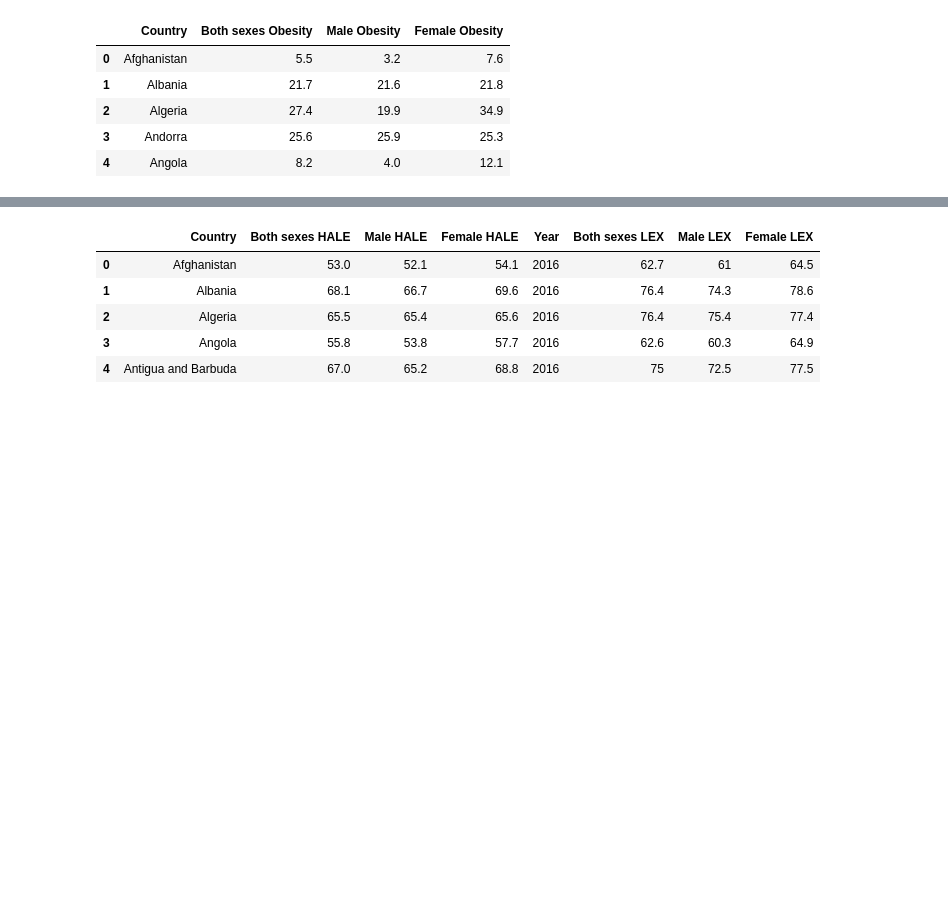
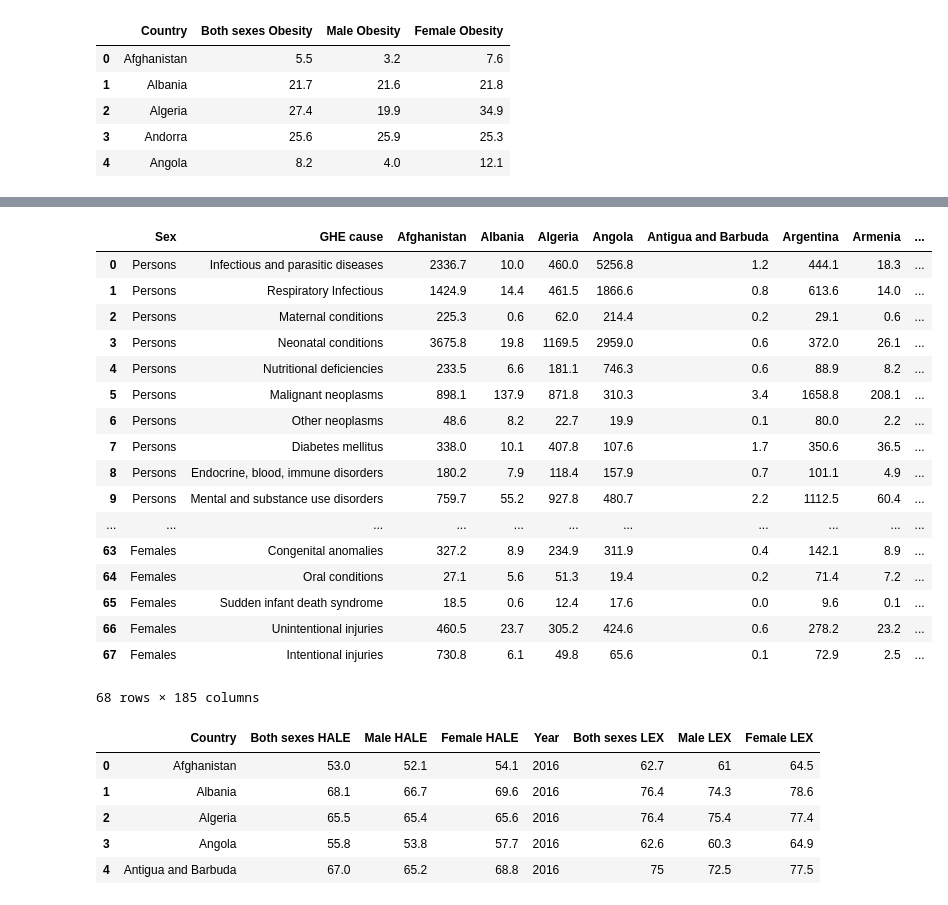
Before and after one commit to jasminajovanovic/somethingdark, a Jupyter notebook: Merging_All_Datas.ipynb, the cells around one changed output, grey strips where cells are left out. Cells and saved outputs as stored; diff of their text form; code cells hidden in the pictures; blank space fills up the shorter version.

Commit message:
cleaned new datas

```diff
--- a/Merging_All_Datas.ipynb
+++ b/Merging_All_Datas.ipynb
@@ -255,3 +235,26 @@ file_six_df
+# %%
+modified_daly = "assets/data/daly_modified.csv"
+modified_daly_df = pd.read_csv(modified_daly, encoding="ISO-8859-1")
+modified_daly_df
+# %% [output]
+|  | Sex | GHE cause | Afghanistan | Albania | Algeria | Angola | Antigua and Barbuda | Argentina | Armenia | ... |
+| 0 | Persons | Infectious and parasitic diseases | 2336.7 | 10.0 | 460.0 | 5256.8 | 1.2 | 444.1 | 18.3 | ... |
+| 1 | Persons | Respiratory Infectious | 1424.9 | 14.4 | 461.5 | 1866.6 | 0.8 | 613.6 | 14.0 | ... |
+| 2 | Persons | Maternal conditions | 225.3 | 0.6 | 62.0 | 214.4 | 0.2 | 29.1 | 0.6 | ... |
+| 3 | Persons | Neonatal conditions | 3675.8 | 19.8 | 1169.5 | 2959.0 | 0.6 | 372.0 | 26.1 | ... |
+| 4 | Persons | Nutritional deficiencies | 233.5 | 6.6 | 181.1 | 746.3 | 0.6 | 88.9 | 8.2 | ... |
+| 5 | Persons | Malignant neoplasms | 898.1 | 137.9 | 871.8 | 310.3 | 3.4 | 1658.8 | 208.1 | ... |
+| 6 | Persons | Other neoplasms | 48.6 | 8.2 | 22.7 | 19.9 | 0.1 | 80.0 | 2.2 | ... |
+| 7 | Persons | Diabetes mellitus | 338.0 | 10.1 | 407.8 | 107.6 | 1.7 | 350.6 | 36.5 | ... |
+| 8 | Persons | Endocrine, blood, immune disorders | 180.2 | 7.9 | 118.4 | 157.9 | 0.7 | 101.1 | 4.9 | ... |
+| 9 | Persons | Mental and substance use disorders | 759.7 | 55.2 | 927.8 | 480.7 | 2.2 | 1112.5 | 60.4 | ... |
+| ... | ... | ... | ... | ... | ... | ... | ... | ... | ... | ... |
+| 63 | Females | Congenital anomalies | 327.2 | 8.9 | 234.9 | 311.9 | 0.4 | 142.1 | 8.9 | ... |
+| 64 | Females | Oral conditions | 27.1 | 5.6 | 51.3 | 19.4 | 0.2 | 71.4 | 7.2 | ... |
+| 65 | Females | Sudden infant death syndrome | 18.5 | 0.6 | 12.4 | 17.6 | 0.0 | 9.6 | 0.1 | ... |
+| 66 | Females | Unintentional injuries | 460.5 | 23.7 | 305.2 | 424.6 | 0.6 | 278.2 | 23.2 | ... |
+| 67 | Females | Intentional injuries | 730.8 | 6.1 | 49.8 | 65.6 | 0.1 | 72.9 | 2.5 | ... |
+68 rows × 185 columns
 # %%
 LEX_HALE_MERGED = pd.merge(renamed_one_df, renamed_three_df_filtered, on ="Country", how="inner")
 LEX_HALE_MERGED.head()
```
Also changed, not shown: parts of 4 cells of this notebook, 8 other files.
